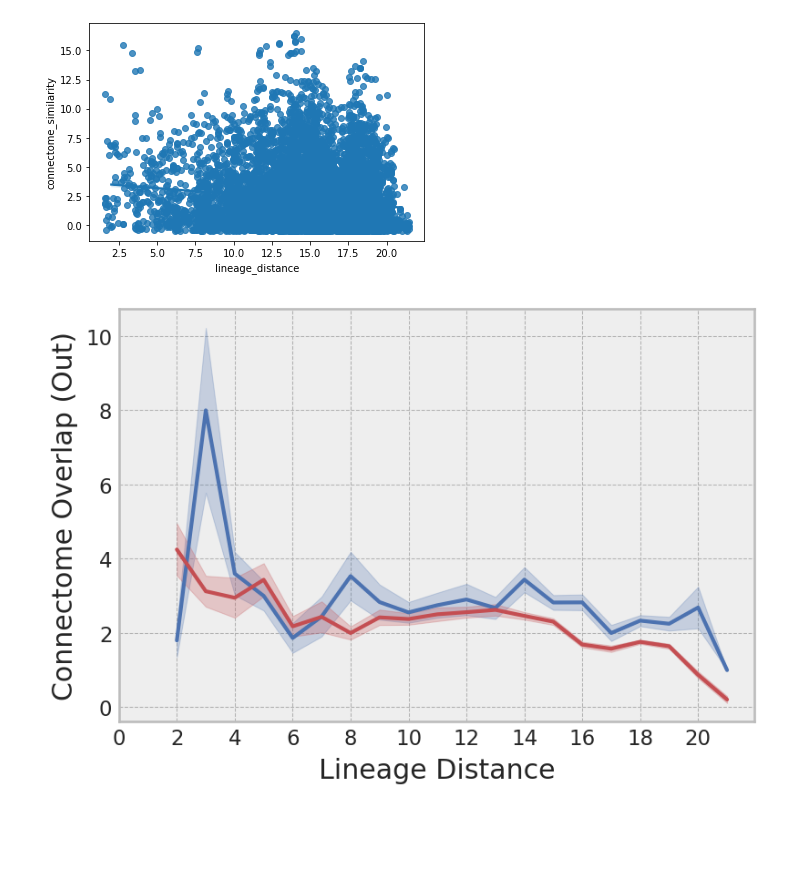
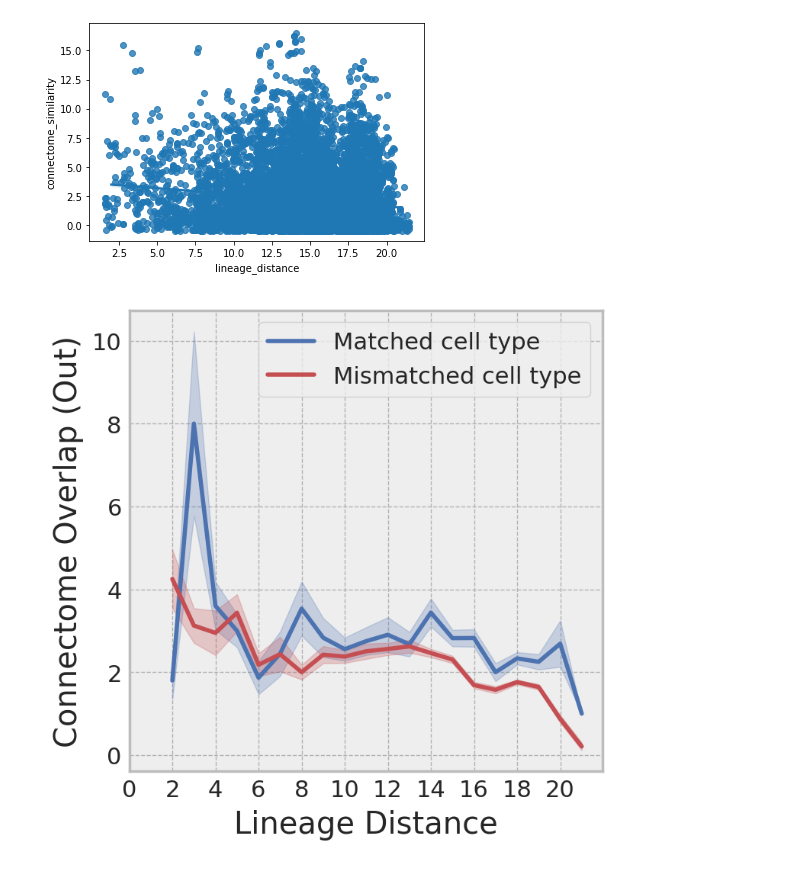
Before and after one commit to KordingLab/LineageConnectomics, a Jupyter notebook: Data Creation.ipynb, the cells around one changed output. Drawn from its saved outputs; the diff is of its cells as text; code cells hidden in the pictures; blank space fills up the shorter version.

Commit message:
Add grouped-distance figure

```diff
--- a/Data Creation.ipynb
+++ b/Data Creation.ipynb
@@ -166,7 +166,8 @@ sns.regplot(
 [figure]
 # %%
 with plt.style.context("bmh"):
-    plt.figure(figsize=(6, 4), dpi=150)
+    plt.figure(figsize=(4, 4), dpi=200)
+
     _filtered_groupby = neuron_pairs[
         neuron_pairs.uv_same_type &
         (neuron_pairs.u != neuron_pairs.v)
@@ -175,38 +176,39 @@ with plt.style.context("bmh"):
     sns.lineplot(
         x=_filtered_groupby.groups.keys(),
         y=_filtered_groupby.mean().connectome_similarity,
-        color='b'
+        color='b', label="Matched cell type"
     )
     plt.fill_between(
         _filtered_groupby.groups.keys(),
         _filtered_groupby.mean().connectome_similarity - _filtered_groupby.sem().connectome_similarity,
         _filtered_groupby.mean().connectome_similarity + _filtered_groupby.sem().connectome_similarity,
         alpha=0.25, color='b'
     )
 
 
     _filtered_groupby = neuron_pairs[
         ~neuron_pairs.uv_same_type &
         (neuron_pairs.u != neuron_pairs.v)
     ].groupby("lineage_distance")
 
     sns.lineplot(
         x=_filtered_groupby.groups.keys(),
         y=_filtered_groupby.mean().connectome_similarity,
-        color='r'
+        color='r', label="Mismatched cell type"
     )
     plt.fill_between(
         _filtered_groupby.groups.keys(),
         _filtered_groupby.mean().connectome_similarity - _filtered_groupby.sem().connectome_similarity,
         _filtered_groupby.mean().connectome_similarity + _filtered_groupby.sem().connectome_similarity,
         alpha=0.25, color='r'
     )
 
     plt.xlabel("Lineage Distance")
     plt.ylabel("Connectome Overlap (Out)")
     plt.xticks(
         range(0, int(max(_filtered_groupby.groups.keys())), 2),
         range(0, int(max(_filtered_groupby.groups.keys())), 2)
     )
+    plt.savefig("figs/fig-grouped-distance.png")
 # %% [output]
-[figure, old version]
+[figure, new version]
```
Also changed, not shown: 1 other file.
